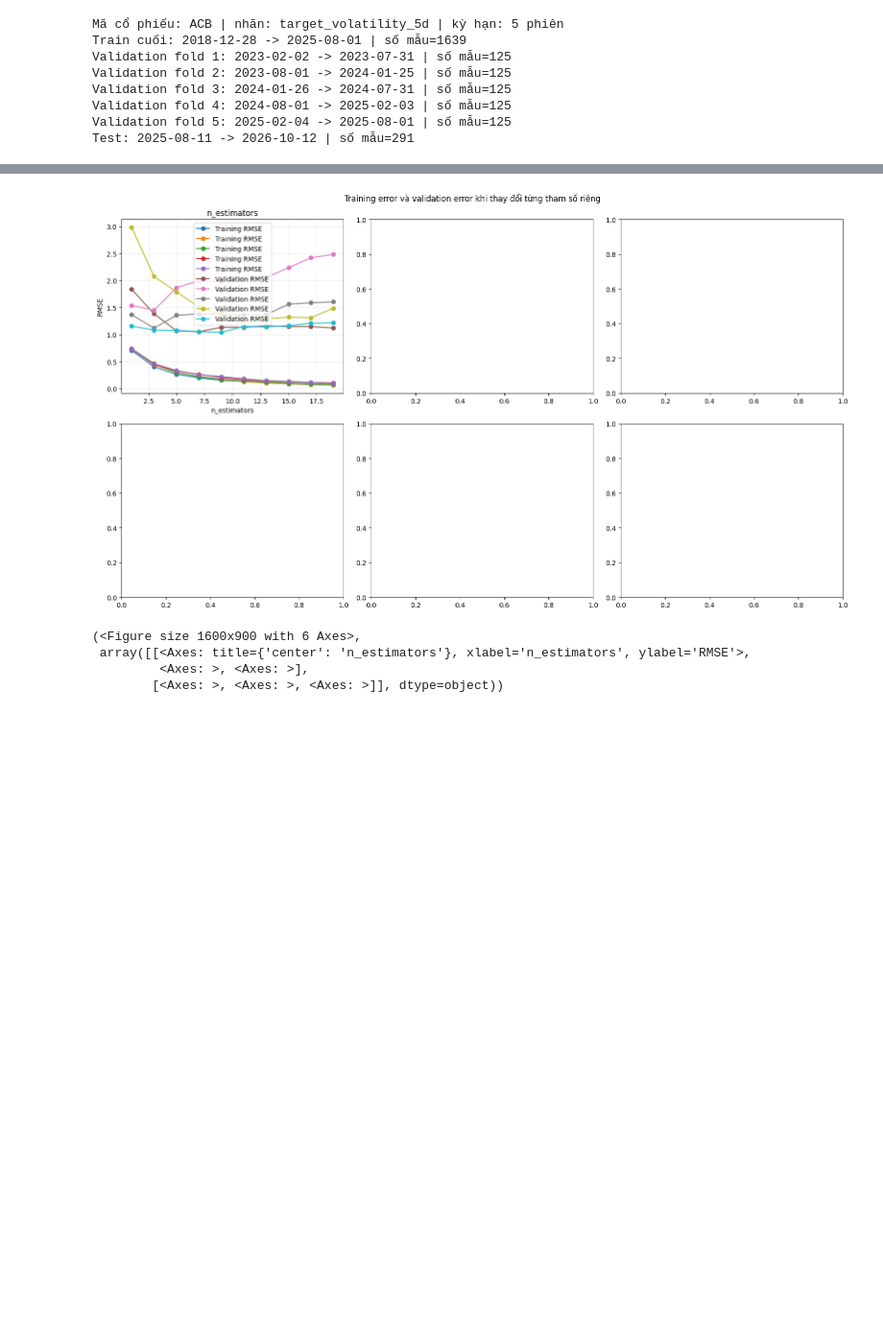
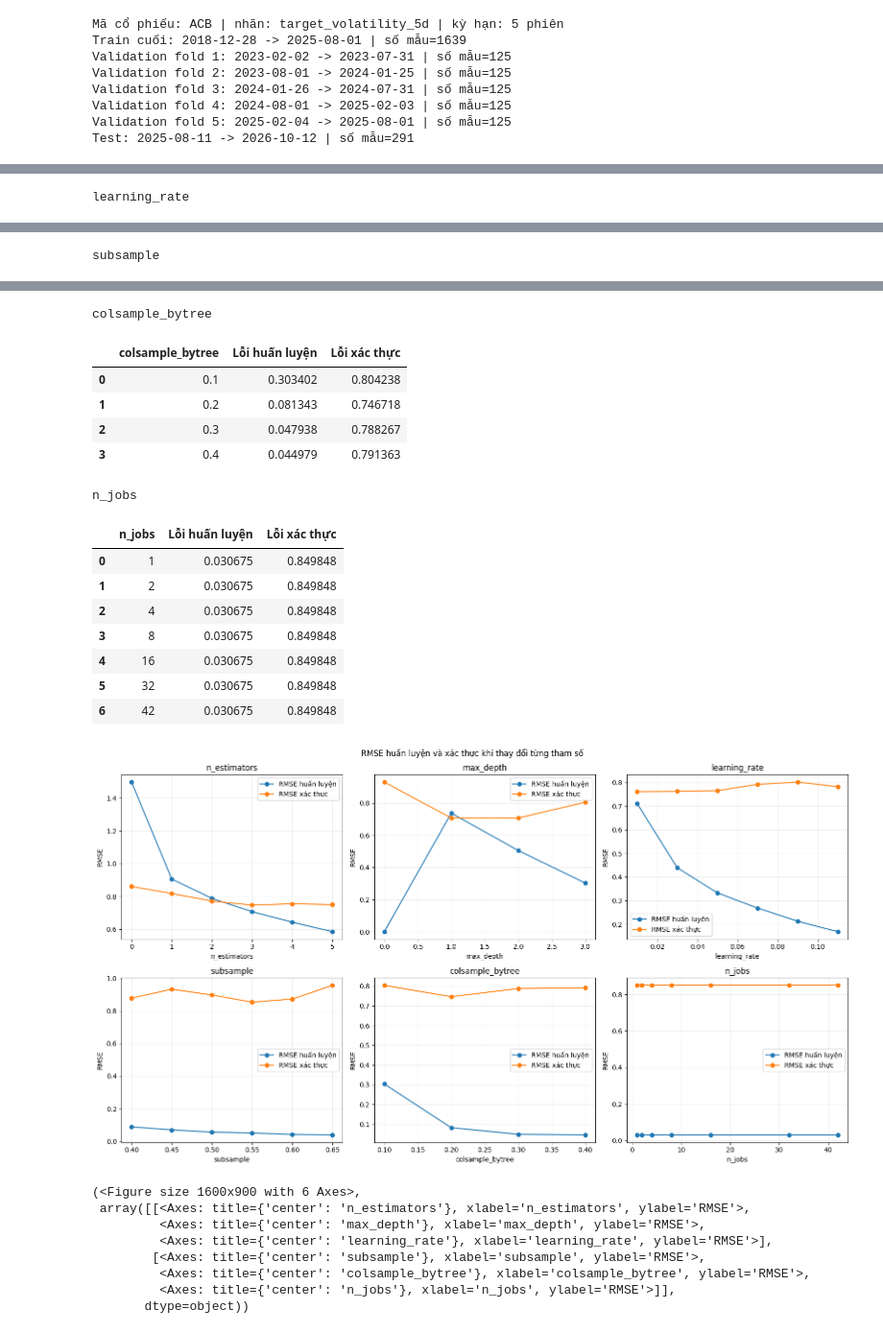
Before and after one commit to dzadanh/votatility-forecasting-test, a Jupyter notebook: notebooks/03_xgboost_experiment.ipynb, the cells around one changed output, grey strips where cells are left out. Shown at 96% size. Saved outputs shown, nothing was run; the diff lists cells and outputs as text; code cells hidden in the pictures; blank space fills up the shorter version.

```diff
--- a/notebooks/03_xgboost_experiment.ipynb
+++ b/notebooks/03_xgboost_experiment.ipynb
@@ -50,7 +50,7 @@ base_params = dict(config["models"]["xgboost"])
 
 
 def _single_parameter_error(parameter_name, value):
-    """Vary one XGBoost parameter; leave all other model parameters at defaults."""
+    """Thay đổi một tham số XGBoost; giữ các tham số còn lại ở giá trị mặc định."""
     model_params = {parameter_name: value}
     if parameter_name != "n_jobs":
         model_params["n_jobs"] = 2
@@ -68,8 +68,8 @@ def _single_parameter_error(parameter_name, value):
         validation_errors.append(float(np.sqrt(mean_squared_error(y_validation, validation_prediction))))
     return {
         parameter_name: value,
-        "Training Error": float(np.mean(train_errors)),
-        "Validation Error": float(np.mean(validation_errors)),
+        "Lỗi huấn luyện": float(np.mean(train_errors)),
+        "Lỗi xác thực": float(np.mean(validation_errors)),
     }
 
 
@@ -98,12 +98,12 @@ def n_jobs_error(jobs):
 
 
 parameter_functions = {
-    "n_estimators": (n_estimators_error, np.arange(1,20,2)),
-    "max_depth": (max_depth_error, [2, 3, 4]),
-    "learning_rate": (learning_rate_error, [0.03, 0.05, 0.08]),
-    "subsample": (subsample_error, [0.7, 0.9, 1.0]),
-    "colsample_bytree": (colsample_bytree_error, [0.7, 0.9, 1.0]),
-    "n_jobs": (n_jobs_error, [1, 2, 4]),
+    "n_estimators": (n_estimators_error, np.arange(0,6,1)),
+    "max_depth": (max_depth_error, np.arange(0,4,1)),
+    "learning_rate": (learning_rate_error, np.arange(0.01,0.12,0.02)),
+    "subsample": (subsample_error, np.arange(0.4,0.7,0.05)),
+    "colsample_bytree": (colsample_bytree_error, np.arange(0.1,0.4,0.1)),
+    "n_jobs": (n_jobs_error, [1,2,4,8,16,32,42]),
 }
 parameter_results = {
     name: [evaluate(value) for value in values]
@@ -115,18 +115,18 @@ for name, rows in parameter_results.items():
 
 
 def plot_parameter_errors(results_by_parameter):
-    """Plot training and validation RMSE for each one-parameter sweep."""
+    """Vẽ RMSE huấn luyện và xác thực cho từng lần khảo sát một tham số."""
     fig, axes = plt.subplots(2, 3, figsize=(16, 9))
     for ax, (name, rows) in zip(axes.ravel(), results_by_parameter.items()):
         values = [row[name] for row in rows]
-        ax.plot(values, [row["Training Error"] for row in rows], marker="o", label="Training RMSE")
-        ax.plot(values, [row["Validation Error"] for row in rows], marker="o", label="Validation RMSE")
+        ax.plot(values, [row["Lỗi huấn luyện"] for row in rows], marker="o", label="RMSE huấn luyện")
+        ax.plot(values, [row["Lỗi xác thực"] for row in rows], marker="o", label="RMSE xác thực")
         ax.set_title(name)
         ax.set_xlabel(name)
         ax.set_ylabel("RMSE")
         ax.grid(alpha=0.25)
         ax.legend()
-    fig.suptitle("Training error và validation error khi thay đổi từng tham số riêng")
+    fig.suptitle("RMSE huấn luyện và xác thực khi thay đổi từng tham số")
     fig.tight_layout()
     plt.show()
     return fig, axes
@@ -148,0 +151 @@ n_estimators
+learning_rate
@@ -148,0 +159 @@ n_estimators
+subsample
@@ -149,5 +167,24 @@ n_estimators
+colsample_bytree
+|  | colsample_bytree | Lỗi huấn luyện | Lỗi xác thực |
+| 0 | 0.1 | 0.303402 | 0.804238 |
+| 1 | 0.2 | 0.081343 | 0.746718 |
+| 2 | 0.3 | 0.047938 | 0.788267 |
+| 3 | 0.4 | 0.044979 | 0.791363 |
+n_jobs
+|  | n_jobs | Lỗi huấn luyện | Lỗi xác thực |
+| 0 | 1 | 0.030675 | 0.849848 |
+| 1 | 2 | 0.030675 | 0.849848 |
+| 2 | 4 | 0.030675 | 0.849848 |
+| 3 | 8 | 0.030675 | 0.849848 |
+| 4 | 16 | 0.030675 | 0.849848 |
+| 5 | 32 | 0.030675 | 0.849848 |
+| 6 | 42 | 0.030675 | 0.849848 |
-[figure, old version]
+[figure, new version]
-(<Figure size 1600x900 with 6 Axes>,
- array([[<Axes: title={'center': 'n_estimators'}, xlabel='n_estimators', ylabel='RMSE'>,
-         <Axes: >, <Axes: >],
-        [<Axes: >, <Axes: >, <Axes: >]], dtype=object))
+(<Figure size 1600x900 with 6 Axes>,
+ array([[<Axes: title={'center': 'n_estimators'}, xlabel='n_estimators', ylabel='RMSE'>,
+         <Axes: title={'center': 'max_depth'}, xlabel='max_depth', ylabel='RMSE'>,
+         <Axes: title={'center': 'learning_rate'}, xlabel='learning_rate', ylabel='RMSE'>],
+        [<Axes: title={'center': 'subsample'}, xlabel='subsample', ylabel='RMSE'>,
+         <Axes: title={'center': 'colsample_bytree'}, xlabel='colsample_bytree', ylabel='RMSE'>,
+         <Axes: title={'center': 'n_jobs'}, xlabel='n_jobs', ylabel='RMSE'>]],
+       dtype=object))
```
Also changed, not shown: parts of 18 cells of this notebook, 8 other files.
